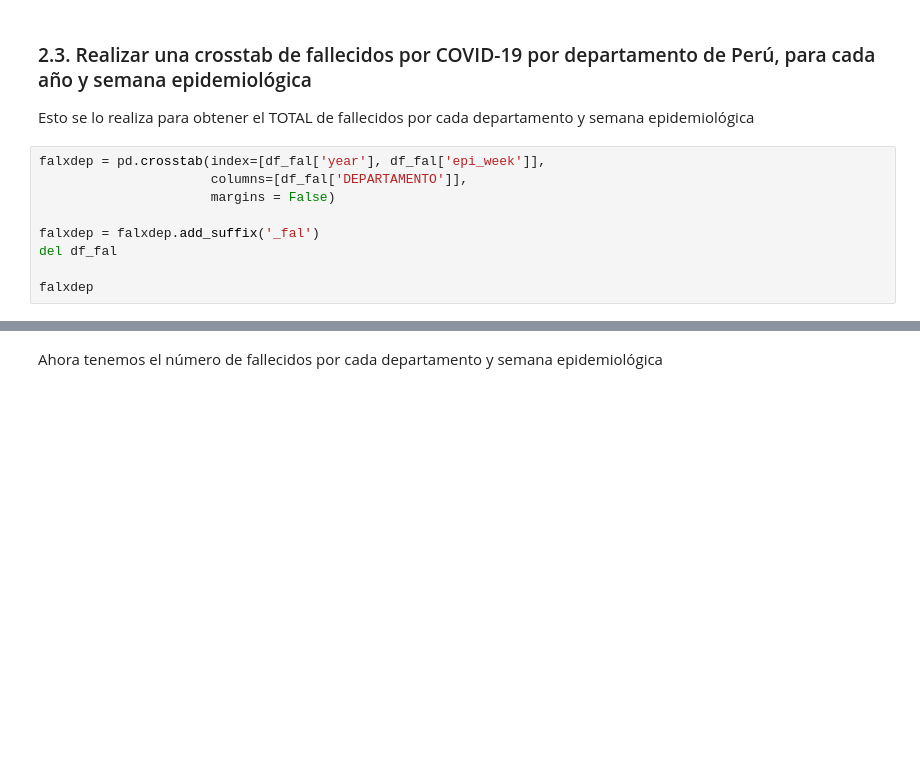
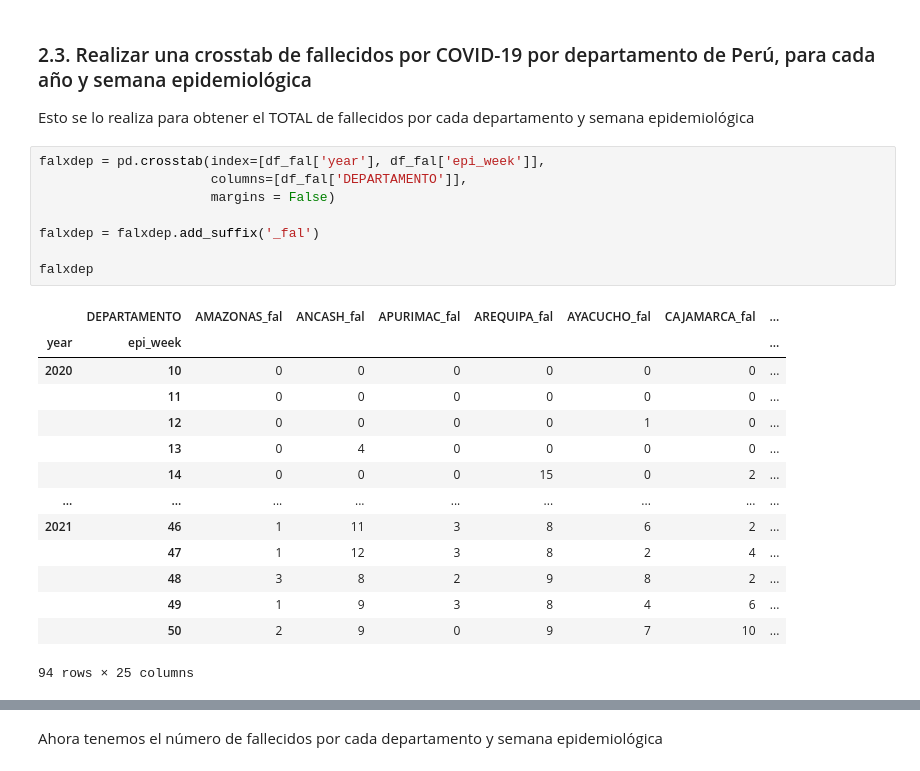
Before and after one commit to xxotto/covid19-Peru, a Jupyter notebook: 1_DataFiltering1.ipynb, the cells around one changed output, grey strips where cells are left out. Drawn from its saved outputs; the diff is of its cells as text; blank space fills up the shorter version.

```diff
--- a/1_DataFiltering1.ipynb
+++ b/1_DataFiltering1.ipynb
@@ -153,12 +204,26 @@ Esto se lo realiza para obtener el TOTAL de fallecidos por cada departamento y s
 # %%
 falxdep = pd.crosstab(index=[df_fal['year'], df_fal['epi_week']],
                       columns=[df_fal['DEPARTAMENTO']],
                       margins = False)
 
 falxdep = falxdep.add_suffix('_fal')
-del df_fal
 
 falxdep
+# %% [output]
+|  | DEPARTAMENTO | AMAZONAS_fal | ANCASH_fal | APURIMAC_fal | AREQUIPA_fal | AYACUCHO_fal | CAJAMARCA_fal | ... |
+| year | epi_week |  |  |  |  |  |  | ... |
+| 2020 | 10 | 0 | 0 | 0 | 0 | 0 | 0 | ... |
+|  | 11 | 0 | 0 | 0 | 0 | 0 | 0 | ... |
+|  | 12 | 0 | 0 | 0 | 0 | 1 | 0 | ... |
+|  | 13 | 0 | 4 | 0 | 0 | 0 | 0 | ... |
+|  | 14 | 0 | 0 | 0 | 15 | 0 | 2 | ... |
+| ... | ... | ... | ... | ... | ... | ... | ... | ... |
+| 2021 | 46 | 1 | 11 | 3 | 8 | 6 | 2 | ... |
+|  | 47 | 1 | 12 | 3 | 8 | 2 | 4 | ... |
+|  | 48 | 3 | 8 | 2 | 9 | 8 | 2 | ... |
+|  | 49 | 1 | 9 | 3 | 8 | 4 | 6 | ... |
+|  | 50 | 2 | 9 | 0 | 9 | 7 | 10 | ... |
+94 rows × 25 columns
 # %%
 fn.variable_edad(df_fal, 'EDAD_DECLARADA')
 del df_fal['DEPARTAMENTO']
```
Also changed, not shown: parts of 15 cells of this notebook, 7 other files.
